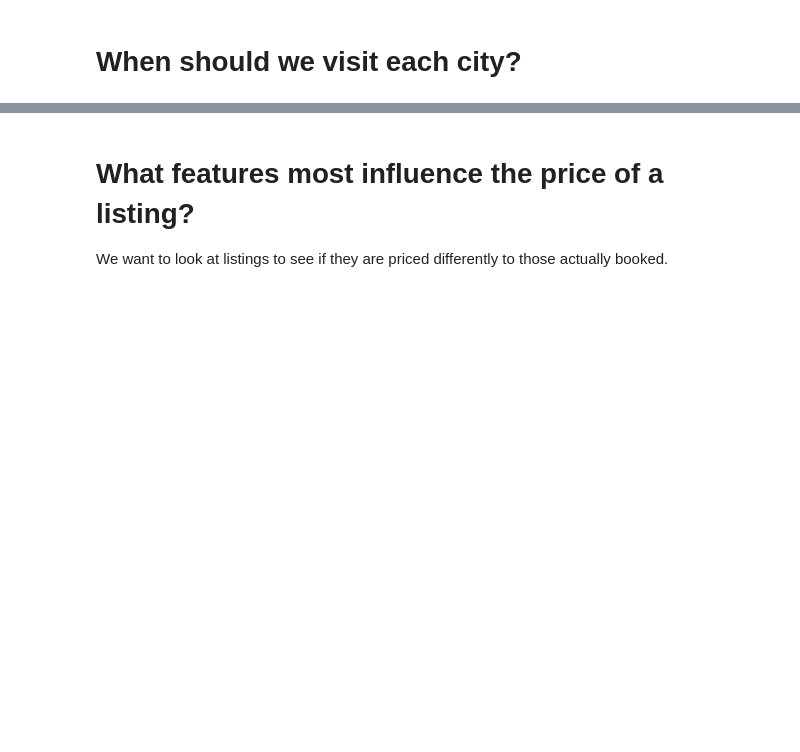
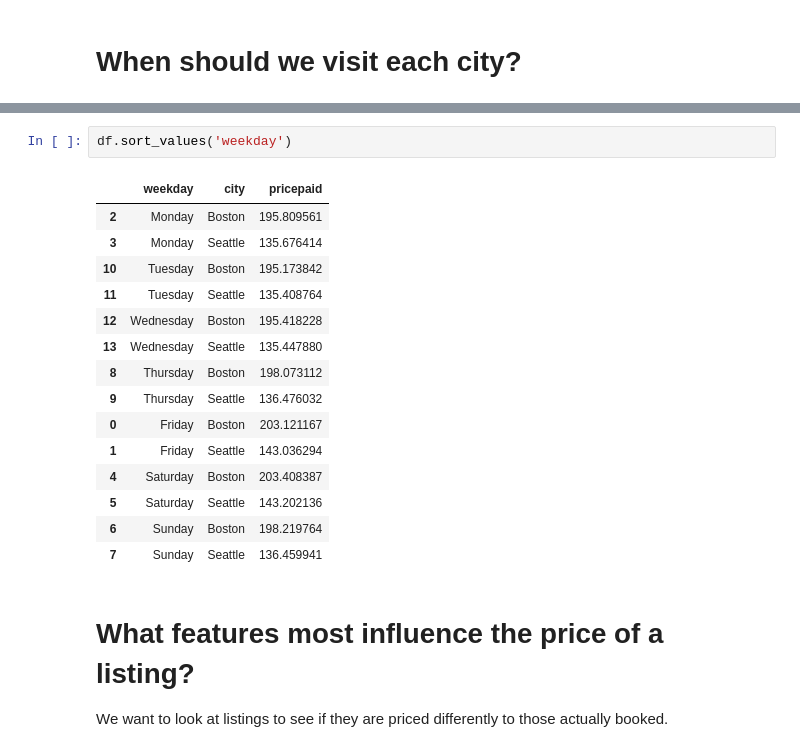
Before and after one commit to nkreimold/Udacity-Airbnb-Exploration, a Jupyter notebook: Analysis.ipynb, the cells around one changed output, grey strips where cells are left out. Saved outputs shown, nothing was run; the diff lists cells and outputs as text; blank space fills up the shorter version.

```diff
--- a/Analysis.ipynb
+++ b/Analysis.ipynb
@@ -331,6 +331,24 @@ Lineplot(All_Data,'EntireHome','pricepaid')
 [figure]
 [figure]
 [figure]
+# %%
+df.sort_values('weekday')
+# %% [output]
+|  | weekday | city | pricepaid |
+| 2 | Monday | Boston | 195.809561 |
+| 3 | Monday | Seattle | 135.676414 |
+| 10 | Tuesday | Boston | 195.173842 |
+| 11 | Tuesday | Seattle | 135.408764 |
+| 12 | Wednesday | Boston | 195.418228 |
+| 13 | Wednesday | Seattle | 135.447880 |
+| 8 | Thursday | Boston | 198.073112 |
+| 9 | Thursday | Seattle | 136.476032 |
+| 0 | Friday | Boston | 203.121167 |
+| 1 | Friday | Seattle | 143.036294 |
+| 4 | Saturday | Boston | 203.408387 |
+| 5 | Saturday | Seattle | 143.202136 |
+| 6 | Sunday | Boston | 198.219764 |
+| 7 | Sunday | Seattle | 136.459941 |
 # %% [markdown]
 # What features most influence the price of a listing?
 We want to look at listings to see if they are priced differently to those actually booked.
```
Also changed, not shown: parts of 1 cell of this notebook.
